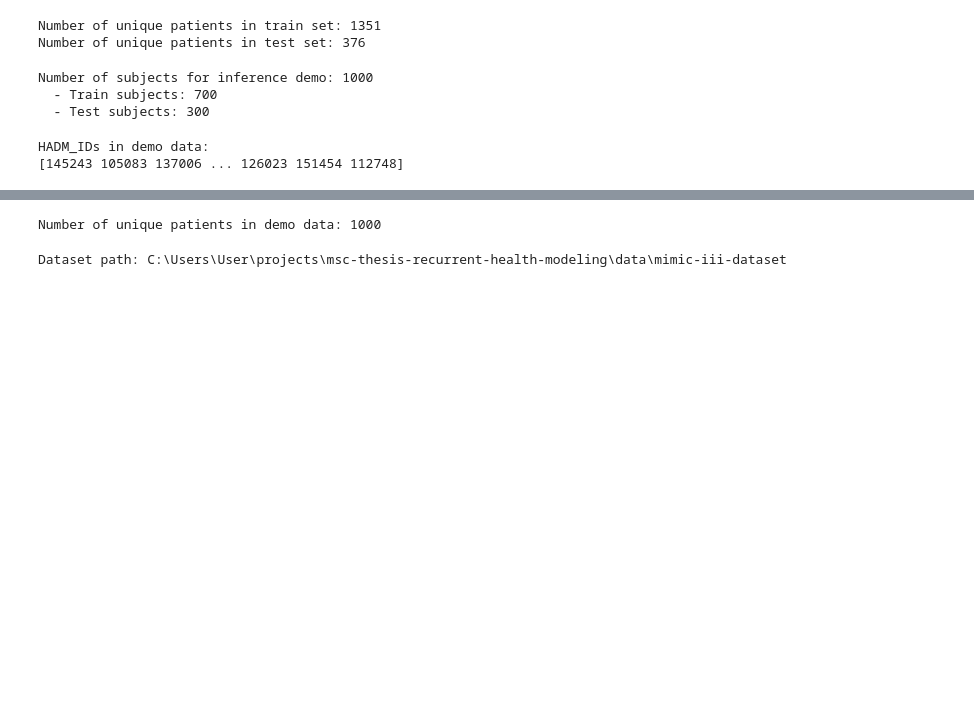
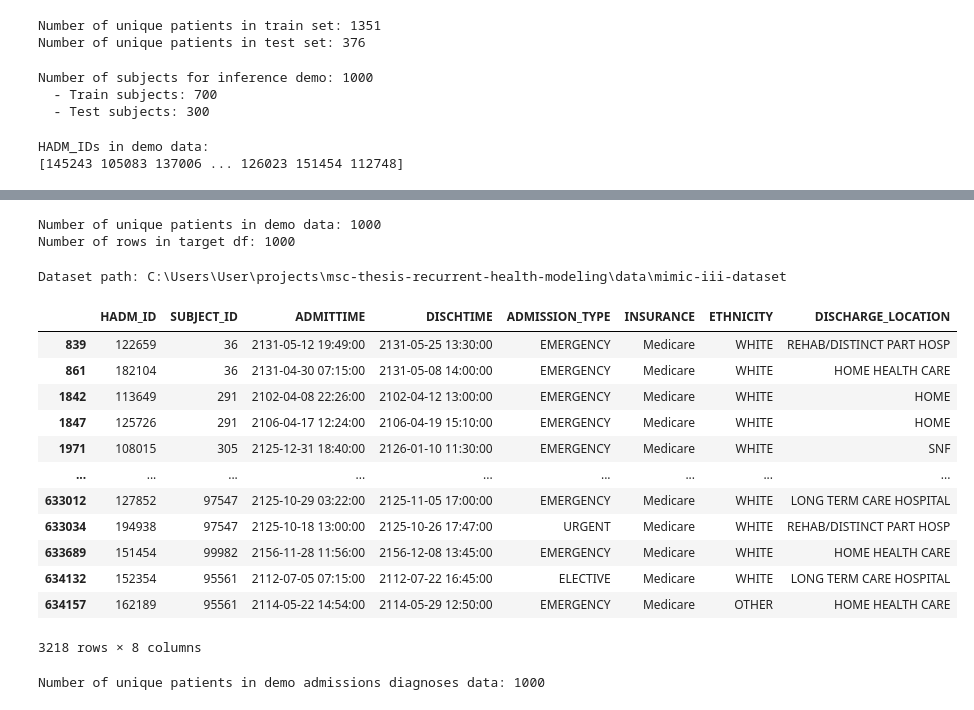
Before and after one commit to LucasVon0645/Master-Thesis--Project-ReadmitAI, a Jupyter notebook: recurrent_health_events_prediction/preprocessing/notebooks/generate_inference_demo.ipynb, the cells around one changed output, grey strips where cells are left out. Cells and saved outputs as stored; diff of their text form; code cells hidden in the pictures; blank space fills up the shorter version.

```diff
--- a/recurrent_health_events_prediction/preprocessing/notebooks/generate_inference_demo.ipynb
+++ b/recurrent_health_events_prediction/preprocessing/notebooks/generate_inference_demo.ipynb
@@ -124,8 +129,11 @@ HADM_IDs in demo data:
 # %%
 subject_ids = demo_df[patient_id_col].unique()
 print(f"Number of unique patients in demo data: {len(subject_ids)}")
+
+print("Number of rows in target df:", target_df.shape[0])
 # %% [output]
 Number of unique patients in demo data: 1000
+Number of rows in target df: 1000
 # %%
 from recurrent_health_events_prediction.data_extraction.DataExtractor import DataExtractorMIMIC
 from recurrent_health_events_prediction.data_extraction.data_types import DiseaseType
@@ -149,14 +157,9 @@ prescriptions_df = data_extractor.get_prescriptions_df()
 patients_metadata_df = data_extractor.get_patients_df()
 # %% [output]
 Dataset path: C:\Users\User\projects\msc-thesis-recurrent-health-modeling\data\mimic-iii-dataset
-# %%
-admissions_df = data_extractor.get_admissions_df()
-icu_stays_df = data_extractor.get_icu_stays_df()
-procedures_df = data_extractor.get_procedures_df()
-prescriptions_df = data_extractor.get_prescriptions_df()
-patients_metadata_df = data_extractor.get_patients_df()
 # %%
-admissions_df = admissions_df[required_cols["admissions_diagnoses"]].copy()
+diagnoses_df = admissions_df[required_cols["diagnoses"]].copy()
+admissions_df = admissions_df[required_cols["admissions"]].drop_duplicates().copy()
 icu_stays_df = icu_stays_df[required_cols["icu_stays"]].copy()
 procedures_df = procedures_df[required_cols["procedures"]].copy()
 prescriptions_df = prescriptions_df[required_cols["prescriptions"]].copy()
@@ -167,6 +171,27 @@ icu_stays_selected_df = icu_stays_df[icu_stays_df[hosp_id_col].isin(event_ids)].
 procedures_selected_df = procedures_df[procedures_df[hosp_id_col].isin(event_ids)].copy()
 prescriptions_selected_df = prescriptions_df[prescriptions_df[hosp_id_col].isin(event_ids)].copy()
 patients_metadata_selected_df = patients_metadata_df[patients_metadata_df[patient_id_col].isin(subject_ids)].copy()
+# %%
+admissions_selected_df
+# %% [output]
+|  | HADM_ID | SUBJECT_ID | ADMITTIME | DISCHTIME | ADMISSION_TYPE | INSURANCE | ETHNICITY | DISCHARGE_LOCATION |
+| 839 | 122659 | 36 | 2131-05-12 19:49:00 | 2131-05-25 13:30:00 | EMERGENCY | Medicare | WHITE | REHAB/DISTINCT PART HOSP |
+| 861 | 182104 | 36 | 2131-04-30 07:15:00 | 2131-05-08 14:00:00 | EMERGENCY | Medicare | WHITE | HOME HEALTH CARE |
+| 1842 | 113649 | 291 | 2102-04-08 22:26:00 | 2102-04-12 13:00:00 | EMERGENCY | Medicare | WHITE | HOME |
+| 1847 | 125726 | 291 | 2106-04-17 12:24:00 | 2106-04-19 15:10:00 | EMERGENCY | Medicare | WHITE | HOME |
+| 1971 | 108015 | 305 | 2125-12-31 18:40:00 | 2126-01-10 11:30:00 | EMERGENCY | Medicare | WHITE | SNF |
+| ... | ... | ... | ... | ... | ... | ... | ... | ... |
+| 633012 | 127852 | 97547 | 2125-10-29 03:22:00 | 2125-11-05 17:00:00 | EMERGENCY | Medicare | WHITE | LONG TERM CARE HOSPITAL |
+| 633034 | 194938 | 97547 | 2125-10-18 13:00:00 | 2125-10-26 17:47:00 | URGENT | Medicare | WHITE | REHAB/DISTINCT PART HOSP |
+| 633689 | 151454 | 99982 | 2156-11-28 11:56:00 | 2156-12-08 13:45:00 | EMERGENCY | Medicare | WHITE | HOME HEALTH CARE |
+| 634132 | 152354 | 95561 | 2112-07-05 07:15:00 | 2112-07-22 16:45:00 | ELECTIVE | Medicare | WHITE | LONG TERM CARE HOSPITAL |
+| 634157 | 162189 | 95561 | 2114-05-22 14:54:00 | 2114-05-29 12:50:00 | EMERGENCY | Medicare | OTHER | HOME HEALTH CARE |
+3218 rows × 8 columns
+# %%
+subject_ids_demo = admissions_selected_df['SUBJECT_ID'].nunique()
+print(f"Number of unique patients in demo admissions diagnoses data: {subject_ids_demo}")
+# %% [output]
+Number of unique patients in demo admissions diagnoses data: 1000
 # %%
 admissions_selected_df[time_col] = pd.to_datetime(admissions_selected_df[time_col])
 icu_stays_selected_df['INTIME'] = pd.to_datetime(icu_stays_selected_df['INTIME'])
```
Also changed, not shown: parts of 7 cells of this notebook, 16 other files.
